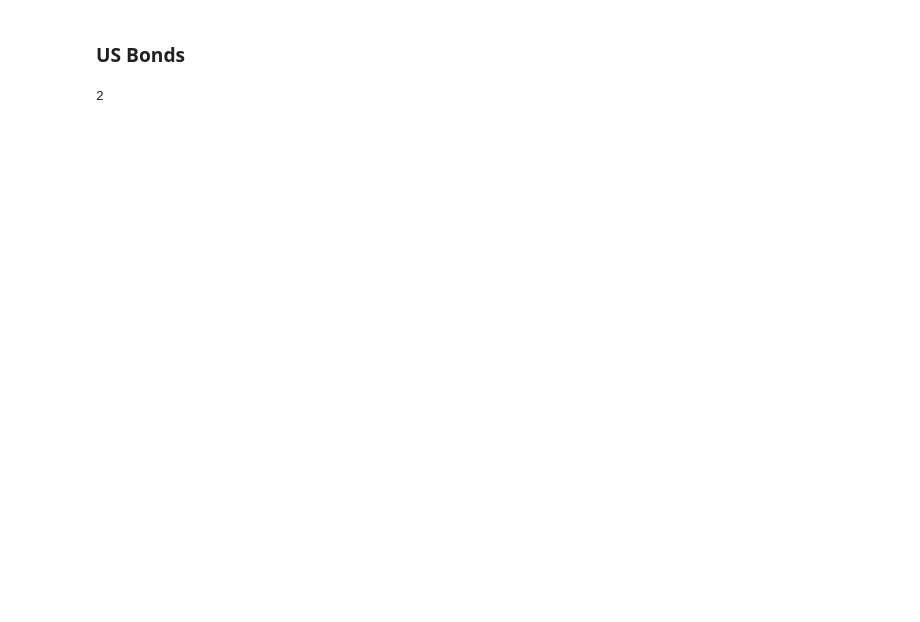
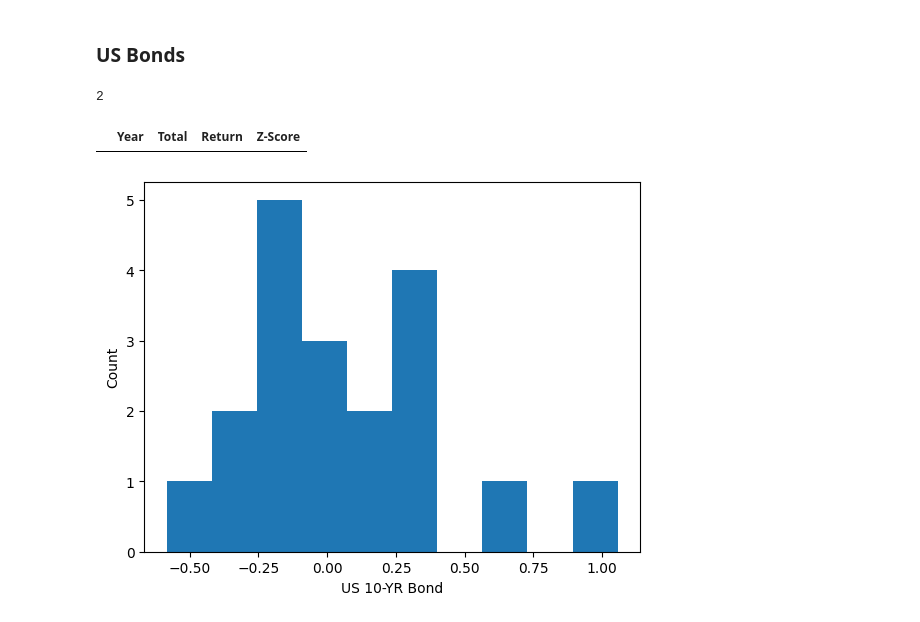
Before and after one commit to JachymS/FIRE_Rule_from_a_Perspective_of_a_Czech_Retail_Investor, a Jupyter notebook: processing/Bonds.ipynb, the cells around one changed output. Cells and saved outputs as stored; diff of their text form; code cells hidden in the pictures; blank space fills up the shorter version.

```diff
--- a/processing/Bonds.ipynb
+++ b/processing/Bonds.ipynb
@@ -132,6 +239,35 @@ us_bond = USGG10YR.groupby("Year").mean()
 
 # Reset Index
 us_bond.reset_index(inplace=True)
+# %%
+# Create year-to-year bonds in percentage
+us_bond["Return"] = np.nan
+for i in range(1,len(de_bond)):
+    us_bond.loc[i, "Return"] = np.round((us_bond.loc[i, "Total"] - us_bond.loc[i-1, "Total"]) / np.abs(us_bond.loc[i-1, "Total"]), 4)
+# %%
+# Check for Outliers
+# Calculate mean, std
+us_std = np.std(us_bond["Return"])
+us_mean = np.mean(us_bond["Return"])
+
+# Calculate Z-Score
+us_bond["Z-Score"] = np.nan
+for i in range(len(us_bond)):
+    us_bond.loc[i, "Z-Score"] = ((us_bond.loc[i, "Return"] - us_mean) / us_std)
+
+# Print out Outliers
+us_bond[np.abs(us_bond["Z-Score"])>3] # Empty hence no outliers
+# %% [output]
+|  | Year | Total | Return | Z-Score |
 # %%
 # Save Data
 us_bond.to_excel("/Users/jachymsvejda/Documents/GitHub/FIRE_Rule_from_a_Perspective_of_a_Czech_Retail_Investor/data/bonds/Bonds10YR_Ready.xlsx", sheet_name="USGG10YR")
+# %%
+# Histogram
+plt.hist(us_bond["Return"])
+plt.ylabel("Count")
+plt.xlabel("US 10-YR Bond")
+plt.savefig("/Users/jachymsvejda/Documents/GitHub/FIRE_Rule_from_a_Perspective_of_a_Czech_Retail_Investor/Visualizations/Bonds/USBond_hist.pdf", format="pdf", bbox_inches="tight")
+plt.show()
+# %% [output]
+[figure, added]
```
Also changed, not shown: parts of 10 cells of this notebook, 6 other files.
